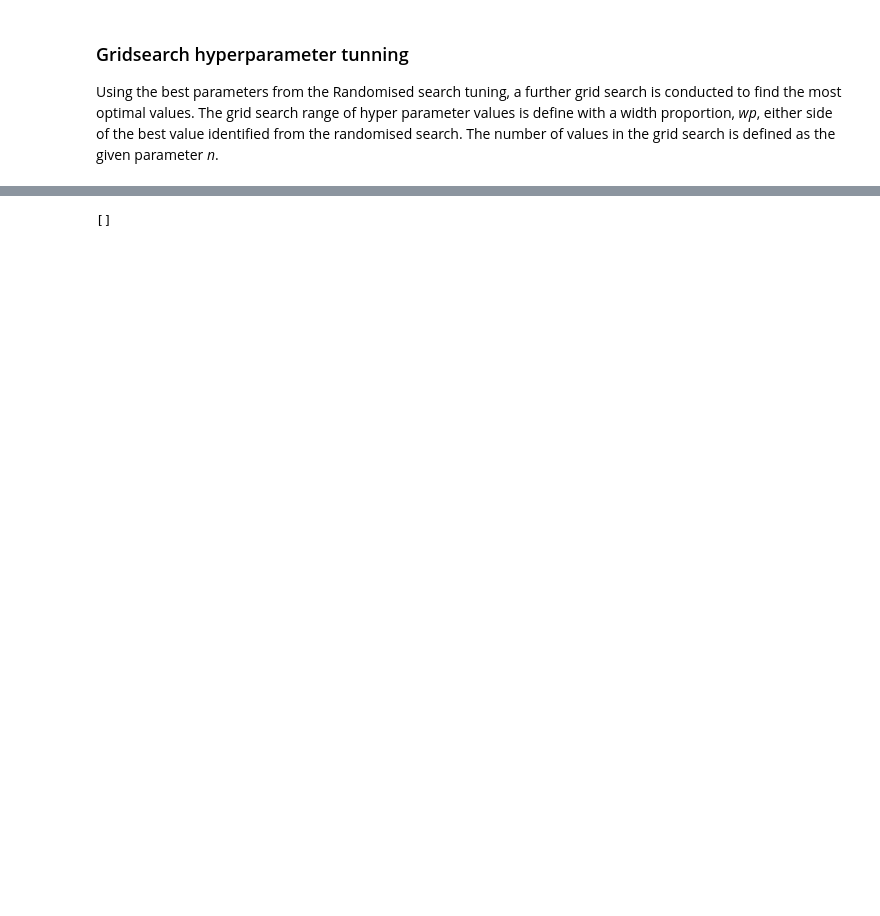
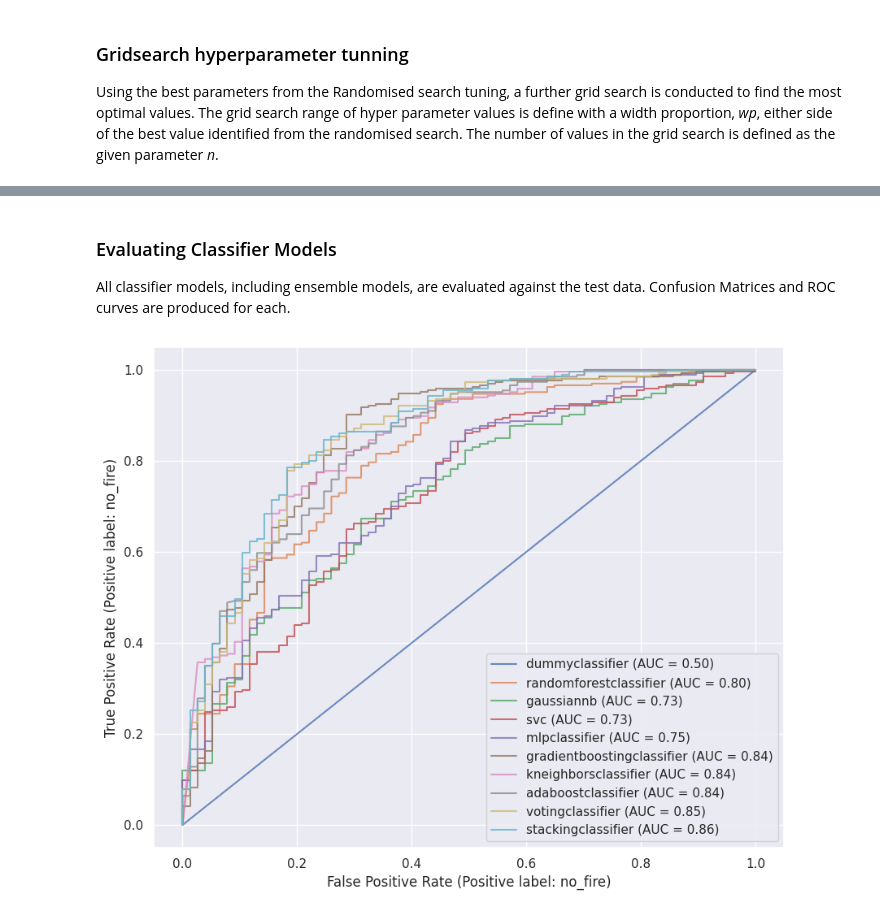
Before and after one commit to MarkStephens060482/WildFires, a Jupyter notebook: Wildfire_prediction.ipynb, the cells around one changed output, grey strips where cells are left out. Cells and saved outputs as stored; diff of their text form; code cells hidden in the pictures; blank space fills up the shorter version.

```diff
--- a/Wildfire_prediction.ipynb
+++ b/Wildfire_prediction.ipynb
@@ -229,12 +235,14 @@ import pickle
 
 # Support Vector Machine Classifier
 # Examining verbose suggests that C >20 fails to converge.
-C_range = np.logspace(-2,1,1000)
-gamma_range = np.logspace(-2, 0.1, 1000)
+C_range = np.logspace(-2,1,10000)
+gamma_range = np.logspace(-2, 0.1, 10000)
 degree_range = [2,3,4,5]
 kernel_range = ['rbf','sigmoid','poly']
+coef0_range = np.linspace(-2,2,10000)
+
 # Random Forest Classifier parameters
-n_estimators_range = sample(range(50, 400), 300)
+n_estimators_range = sample(range(50, 450), 400)
 max_depth_range = sample(range(2, 15), 13)
 min_samples_split_range =  sample(range(2, 15), 13)
 min_samples_leaf_range = sample(range(1, 15), 14)
@@ -251,17 +259,20 @@ learning_rate_range = np.logspace(-4,1,10000)
 
 #AdaBoost Classifier parameters
 random_param_adbc = {'adaboostclassifier__n_estimators':n_estimators_range,
-                     'adaboostclassifier__learning_rate': learning_rate_range}
+                     'adaboostclassifier__learning_rate': learning_rate_range,
+                     'adaboostclassifier__estimator__max_depth':max_depth_range
+                     }
 
 #KNN parameters
-random_param_knn = {'kneighborsclassifier__n_neighbors': sample(range(1,31),30),
+random_param_knn = {'kneighborsclassifier__n_neighbors': sample(range(1,41),40),
                     'kneighborsclassifier__weights':['uniform', 'distance']}
 
 #SVC parameters
 random_param_svc = {'svc__C' : C_range,
                     'svc__degree': degree_range,
                     'svc__kernel':kernel_range,
-                    'svc__gamma' : gamma_range}
+                    'svc__gamma' : gamma_range,
+                    'svc__coef0' : coef0_range}
 
 #RF parameters
 random_param_rf = {'randomforestclassifier__n_estimators' : n_estimators_range,
@@ -274,7 +285,7 @@ random_param_rf = {'randomforestclassifier__n_estimators' : n_estimators_range,
 random_param_nb = {'gaussiannb__var_smoothing' : var_smoothing_range}
 
 #MLPClassifier parameters
-random_param_mlpc = {'mlpclassifier__hidden_layer_sizes' : [(50,50),(100,100),(150,150),(200,200),(50,50,50),(100,100,100),(150,150,150)],
+random_param_mlpc = {'mlpclassifier__hidden_layer_sizes' : [(200,200),(50,50,50),(100,100,100)],
                      'mlpclassifier__activation' : ['identity', 'logistic', 'tanh', 'relu'],
                      'mlpclassifier__alpha' : alpha_range}
 
@@ -299,15 +310,15 @@ parameters = [random_param_dummy,
               random_param_adbc]
 
 # Conduct random search within the region of the optimal hyperparameters
-tuned_models = {}
-
-with open('models.pkl', 'wb') as handle1:
+half_tuned_models = {}
+path = "/content/drive/MyDrive/profession portfolio Data Science/"
+with open(path + 'half_tuned_models.pickle', 'wb') as handle1:
 
   for i,model in enumerate(models):
     pipeline = make_pipeline(preprocessor,model)
     random_grid = RandomizedSearchCV(pipeline,
                                      parameters[i],
-                                     n_iter = 150,
+                                     n_iter = 200,
                                      cv = CVsplitter_grid,
                                      scoring = metrics,
                                      refit='accuracy',
@@ -323,12 +334,12 @@ with open('models.pkl', 'wb') as handle1:
     print(f'{random_grid.estimator} has best hyper parameters for Randomised search are: {new_line}\
     {best_random}')
 
-    tuned_models[pipeline.steps[1][0]] = best_random
+    half_tuned_models[pipeline.steps[1][0]] = best_random
 
     # Save models
     pickle.dump(random_grid, handle1,pickle.HIGHEST_PROTOCOL)
 
-with open('best_params_random_search.pkl', 'wb') as handle2:
-  pickle.dump(tuned_models, handle2, protocol=pickle.HIGHEST_PROTOCOL)
+with open(path + 'best_params_random_search.pickle', 'wb') as handle2:
+  pickle.dump(half_tuned_models, handle2, protocol=pickle.HIGHEST_PROTOCOL)
 # %% [output]
 Fitting 5 folds for each of 1 candidates, totalling 5 fits
@@ -541,4 +609,17 @@ KeyboardInterrupt: ignored
-# %%
-  learner_ensemble
-# %% [output]
-[]
+# %% [markdown]
+### Evaluating Classifier Models
+All classifier models, including ensemble models, are evaluated against the test data. Confusion Matrices and ROC curves are produced for each.
+# %%
+from sklearn.metrics import RocCurveDisplay
+
+fig = plt.figure(figsize=(10,8))
+ax = plt.gca()
+
+for i,model in enumerate(final_models):
+  if i > 7:
+    model_name = model.steps[0][0]
+  else:
+    model_name = model.steps[1][0]
+  roc_disp = RocCurveDisplay.from_estimator(model, X_test, y_test, ax=ax,name=model_name, alpha=0.8)
+# %% [output]
+[figure, added]
```
Also changed, not shown: parts of 15 cells of this notebook.
